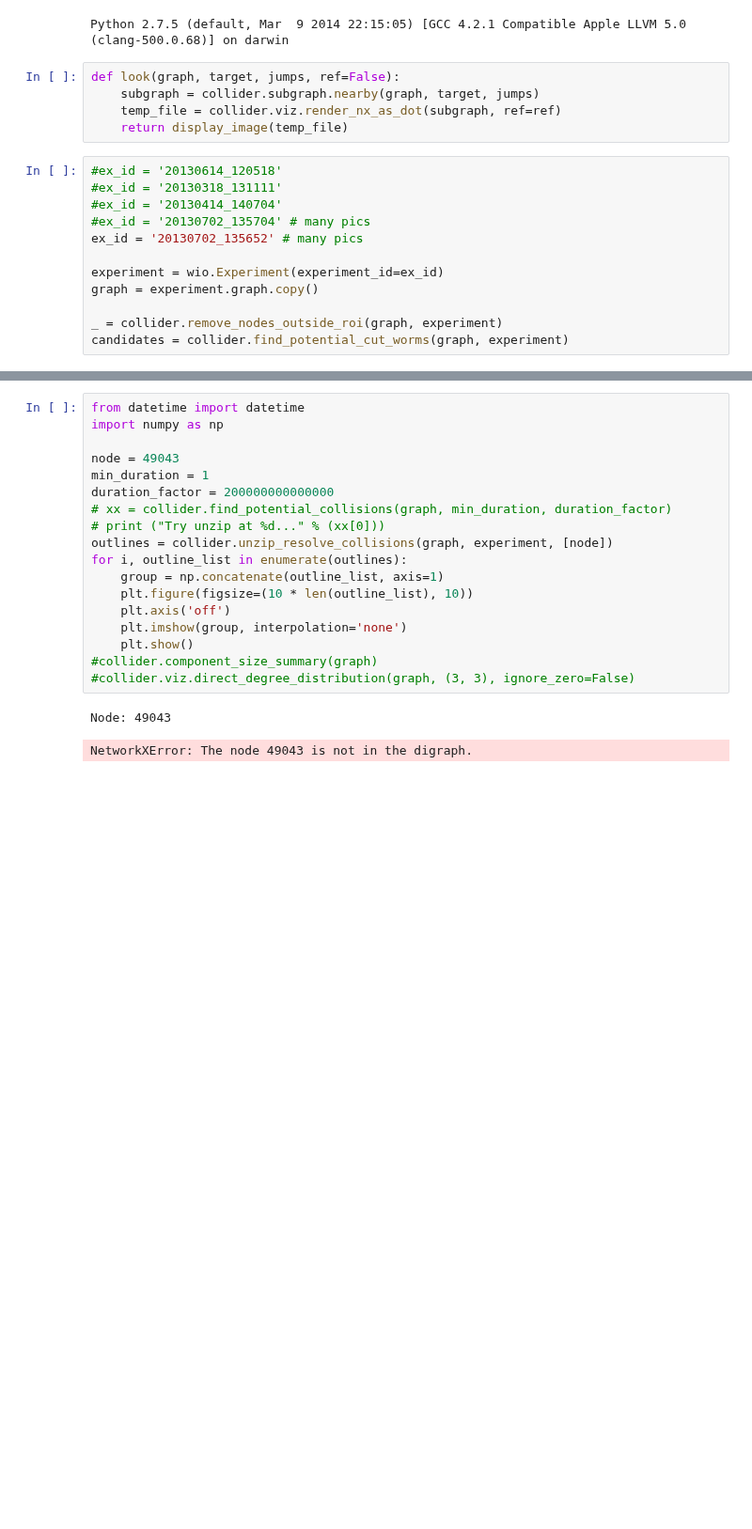
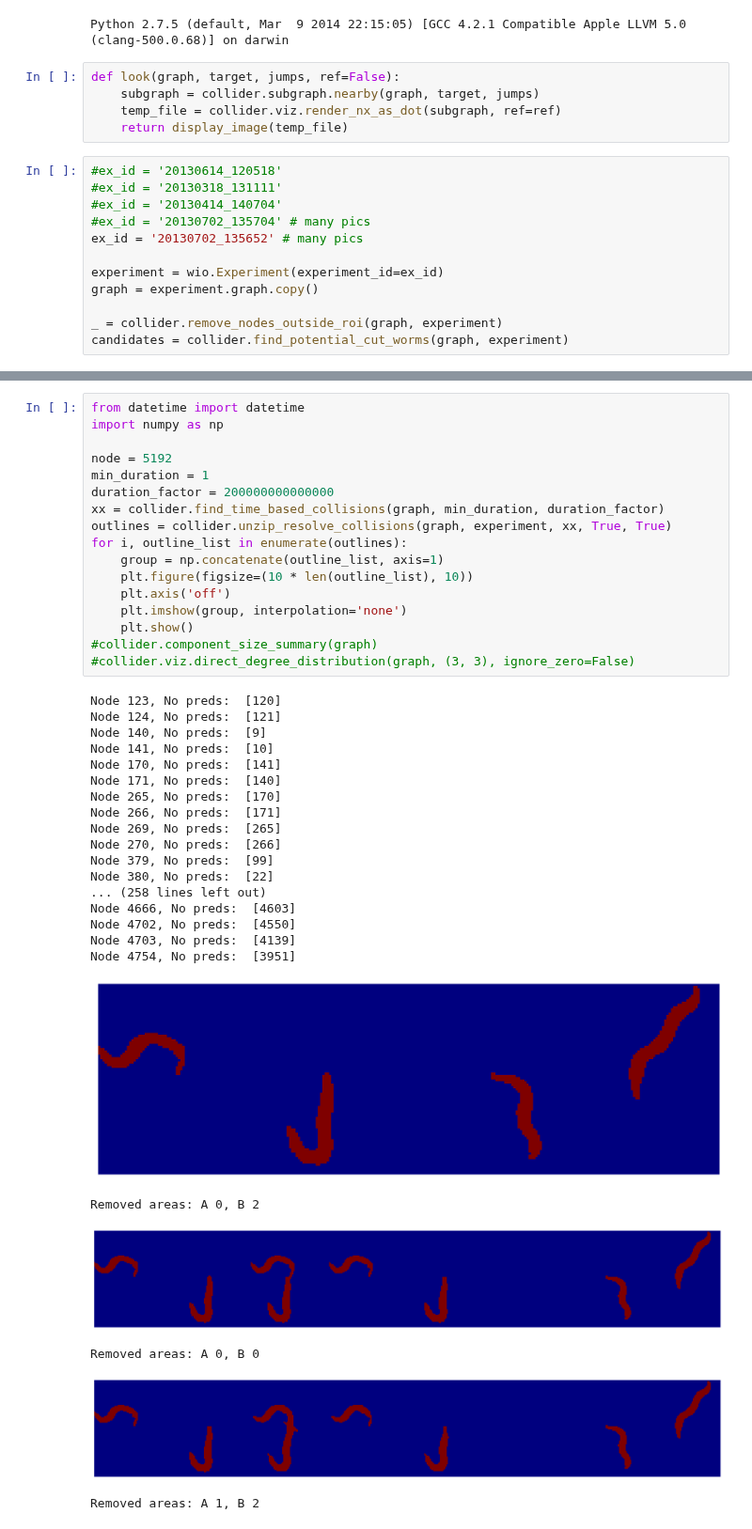
Before and after one commit to amarallab/waldo, a Jupyter notebook: workbooks/collision_heltena.ipynb, the cells around one changed output, grey strips where cells are left out. Shown at 94% size. Drawn from its saved outputs; the diff is of its cells as text; blank space fills up the shorter version.

```diff
--- a/workbooks/collision_heltena.ipynb
+++ b/workbooks/collision_heltena.ipynb
@@ -124,21 +64,41 @@ grabbing 2125 <type 'int'>
 # %%
 from datetime import datetime
 import numpy as np
 
-node = 49043
+node = 5192
 min_duration = 1
 duration_factor = 200000000000000
-# xx = collider.find_potential_collisions(graph, min_duration, duration_factor)
-# print ("Try unzip at %d..." % (xx[0]))
-outlines = collider.unzip_resolve_collisions(graph, experiment, [node])
+xx = collider.find_time_based_collisions(graph, min_duration, duration_factor)
+outlines = collider.unzip_resolve_collisions(graph, experiment, xx, True, True)
 for i, outline_list in enumerate(outlines):
     group = np.concatenate(outline_list, axis=1)
     plt.figure(figsize=(10 * len(outline_list), 10))
     plt.axis('off')
     plt.imshow(group, interpolation='none')
     plt.show()
 #collider.component_size_summary(graph)
 #collider.viz.direct_degree_distribution(graph, (3, 3), ignore_zero=False)
 # %% [output]
-Node: 49043
+Node 123, No preds:  [120]
+Node 124, No preds:  [121]
+Node 140, No preds:  [9]
+Node 141, No preds:  [10]
+Node 170, No preds:  [141]
+Node 171, No preds:  [140]
+Node 265, No preds:  [170]
+Node 266, No preds:  [171]
+Node 269, No preds:  [265]
+Node 270, No preds:  [266]
+Node 379, No preds:  [99]
+Node 380, No preds:  [22]
+... (258 lines left out)
+Node 4666, No preds:  [4603]
+Node 4702, No preds:  [4550]
+Node 4703, No preds:  [4139]
+Node 4754, No preds:  [3951]
+[figure, added]
-NetworkXError: The node 49043 is not in the digraph.
+Removed areas: A 0, B 2
+[figure, added]
+Removed areas: A 0, B 0
+[figure, added]
+Removed areas: A 1, B 2
```
Also changed, not shown: parts of 12 cells of this notebook, 4 other files.
